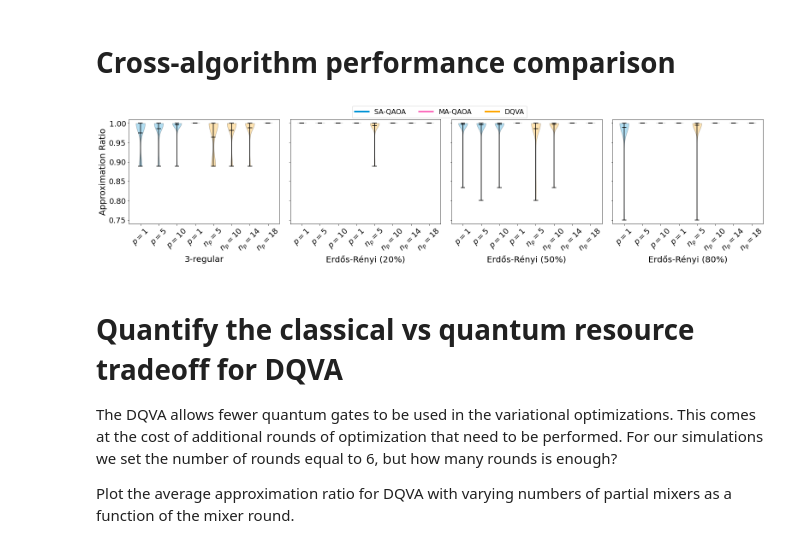
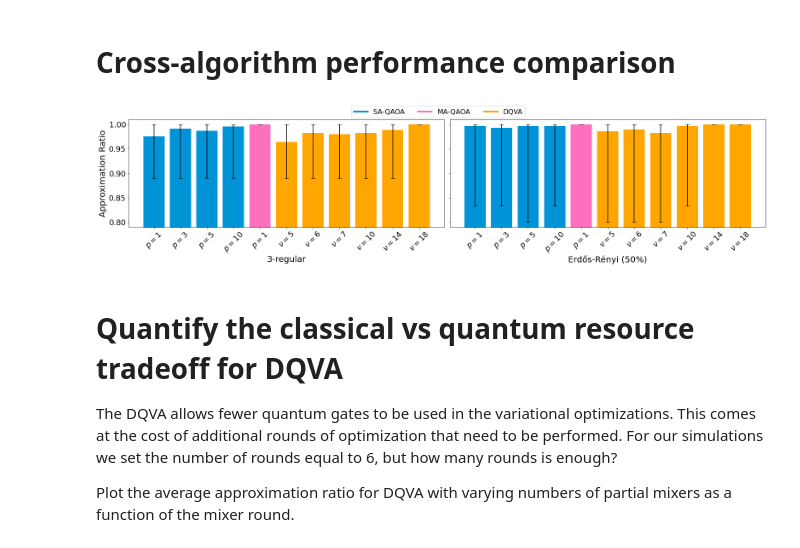
Before and after one commit to Quantum-Software-Tools/quantum-constrained-optimization, a Jupyter notebook: ACM_Plotting.ipynb, the cells around one changed output. Cells and saved outputs as stored; diff of their text form; code cells hidden in the pictures.

```diff
--- a/ACM_Plotting.ipynb
+++ b/ACM_Plotting.ipynb
@@ -139,13 +139,13 @@ plot_sa_ma_qaoa_comparison(d3_data, p20_data, p50_data, p80_data)
 # %% [markdown]
 # Cross-algorithm performance comparison
 # %%
-def plot_performance(d3_data, p20_data, p50_data, p80_data):
+def plot_performance(d3_data, p20_data, p50_data, p80_data, savefig=None):
     """Compare the approximation ratios of SA-QAOA, MA-QAOA and DQVA"""
-    fig, ax = plt.subplots(figsize=[22,5], nrows=1, ncols=4, sharey=True)
+    fig, ax = plt.subplots(figsize=[22,5], nrows=1, ncols=2, sharey=True)
     color_dict = {'SA-QAOA':'#0093d6', 'MA-QAOA':'#fc70be', 'DQVA':'#ffa600'}
-    graphs = ['3-regular', 'Erdős-Rényi (20%)', 'Erdős-Rényi (50%)', 'Erdős-Rényi (80%)']
+    graphs = ['3-regular', 'Erdős-Rényi (50%)']
 
-    for i, all_data in enumerate([d3_data, p20_data, p50_data, p80_data]):
+    for i, all_data in enumerate([d3_data, p50_data]):
         # Generate box plots for the current graph type
         violin_data = []
         for j, (label, data) in enumerate(all_data.items()):
@@ -168,16 +168,18 @@ def plot_performance(d3_data, p20_data, p50_data, p80_data):
         min_err = [mean_val - np.min(d) for mean_val, d in zip(yvals, dataset)]
         max_err = [np.max(d) - mean_val for mean_val, d in zip(yvals, dataset)]
         colors = [color_dict[label.split()[-1]] for label in labels]
-        #ax[i].bar(positions, yvals, yerr=[min_err, max_err], color=colors, capsize=5)
-        violin_parts = ax[i].violinplot(dataset, showmeans=True, positions=positions)
+        if True:
+            ax[i].bar(positions, yvals, yerr=[min_err, max_err], color=colors, capsize=5)
+        else:
+            violin_parts = ax[i].violinplot(dataset, showmeans=True, positions=positions)
 
-        for j, body in enumerate(violin_parts['bodies']):
-            body.set_facecolor(color_dict[labels[j].split()[-1]])
-            body.set_edgecolor('black')
-        violin_parts['cmeans'].set_color('black')
-        violin_parts['cmins'].set_color('black')
-        violin_parts['cmaxes'].set_color('black')
-        violin_parts['cbars'].set_color('black')
+            for j, body in enumerate(violin_parts['bodies']):
+                body.set_facecolor(color_dict[labels[j].split()[-1]])
+                body.set_edgecolor('black')
+            violin_parts['cmeans'].set_color('black')
+            violin_parts['cmins'].set_color('black')
+            violin_parts['cmaxes'].set_color('black')
+            violin_parts['cbars'].set_color('black')
 
         ax[i].tick_params(axis='both', labelsize=18)
         ax[i].set_xticks(positions)
@@ -185,7 +187,7 @@ def plot_performance(d3_data, p20_data, p50_data, p80_data):
         ax[i].set_xlabel(graphs[i], fontsize=20)
 
     ax[0].set_ylabel('Approximation Ratio', fontsize=20)
-    ax[0].set_ylim([0.74, 1.01])
+    ax[0].set_ylim([0.79, 1.01])
 
     custom_lines = [matplotlib.lines.Line2D([0], [0], color=color, lw=4) for color in color_dict.values()]
     leg = fig.legend(custom_lines, ['SA-QAOA', 'MA-QAOA', 'DQVA'], ncol=3, fontsize=16, loc=(0.0,0.0), bbox_to_anchor=(0.38, 0.98))
@@ -193,6 +195,9 @@ def plot_performance(d3_data, p20_data, p50_data, p80_data):
     leg.set_in_layout(True)
 
     fig.tight_layout()
+
+    if savefig:
+        plt.savefig(savefig)
 # %%
 k = 1
 d3_data = {'$p=1$ SA-QAOA': load_qaoa_data('qaoa_IPM0_P1', 'd3', k=k),
@@ -237,7 +250,7 @@ p80_data = {'$p=1$ SA-QAOA': load_qaoa_data('qaoa_IPM0_P1', 'p80', k=k),
-# %%
-plot_performance(d3_data, p20_data, p50_data, p80_data)
-# %% [output]
-[figure, removed]
+# %%
+plot_performance(d3_data, None, p50_data, None, savefig='figures/ACM/p_and_nu_approx_ratios.pdf')
+# %% [output]
+[figure, added]
 # %% [markdown]
 # Quantify the classical vs quantum resource tradeoff for DQVA
 The DQVA allows fewer quantum gates to be used in the variational optimizations. This comes at the cost of additional rounds of optimization
```
Also changed, not shown: parts of 6 cells of this notebook, 4 other files.
